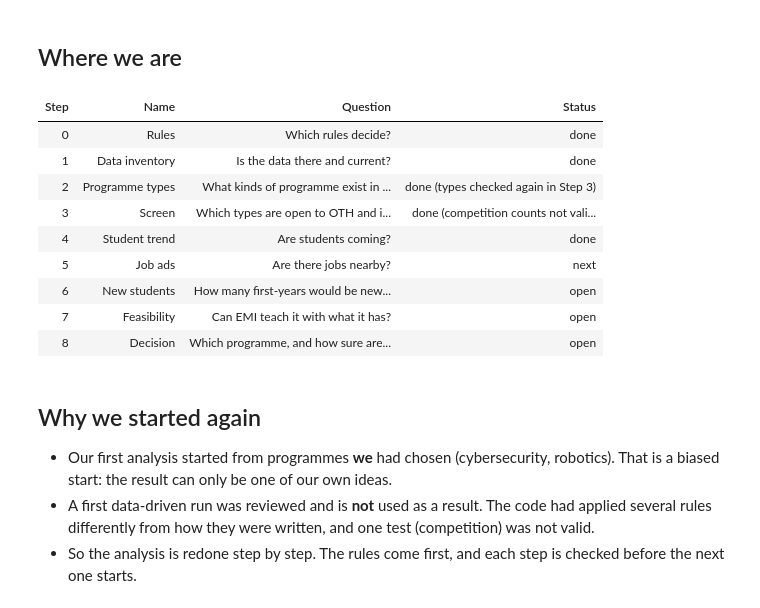
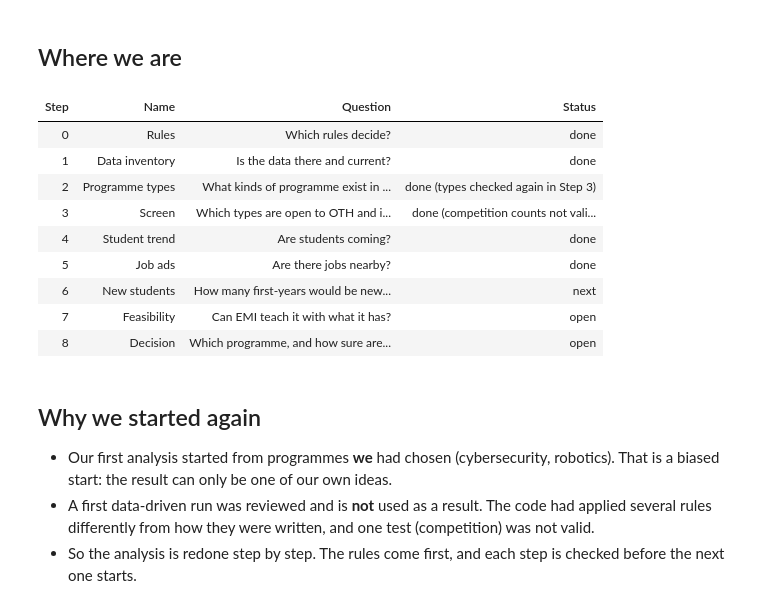
Before and after one commit to SomanthaManuranga/study-program-intelligence, a Jupyter notebook: notebooks/funnel_progress.ipynb, the cells around one changed output. Cells and saved outputs as stored; diff of their text form; code cells hidden in the pictures.

```diff
--- a/notebooks/funnel_progress.ipynb
+++ b/notebooks/funnel_progress.ipynb
@@ -33,25 +33,25 @@ Rules loaded: 17 blocks - definitions, universe, text, similarity, discovery, po
 # %%
 STATUS = [   # updated after every finished step
     (0, "Rules", "Which rules decide?", "done"),
     (1, "Data inventory", "Is the data there and current?", "done"),
     (2, "Programme types", "What kinds of programme exist in Germany?", "done (types checked again in Step 3)"),
     (3, "Screen", "Which types are open to OTH and in EMI's field? How much competition is near?", "done (competition counts not validated)"),
     (4, "Student trend", "Are students coming?", "done"),
-    (5, "Job ads", "Are there jobs nearby?", "next"),
-    (6, "New students", "How many first-years would be new to OTH?", "open"),
+    (5, "Job ads", "Are there jobs nearby?", "done"),
+    (6, "New students", "How many first-years would be new to OTH?", "next"),
     (7, "Feasibility", "Can EMI teach it with what it has?", "open"),
     (8, "Decision", "Which programme, and how sure are we?", "open"),
 ]
 show(pd.DataFrame(STATUS, columns=["Step", "Name", "Question", "Status"]))
 # %% [output]
 | Step | Name | Question | Status |
 | 0 | Rules | Which rules decide? | done |
 | 1 | Data inventory | Is the data there and current? | done |
 | 2 | Programme types | What kinds of programme exist in ... | done (types checked again in Step 3) |
 | 3 | Screen | Which types are open to OTH and i... | done (competition counts not vali... |
 | 4 | Student trend | Are students coming? | done |
-| 5 | Job ads | Are there jobs nearby? | next |
-| 6 | New students | How many first-years would be new... | open |
+| 5 | Job ads | Are there jobs nearby? | done |
+| 6 | New students | How many first-years would be new... | next |
 | 7 | Feasibility | Can EMI teach it with what it has? | open |
 | 8 | Decision | Which programme, and how sure are... | open |
 # %% [markdown]
```
Also changed, not shown: parts of 7 cells of this notebook, 2 other files.
